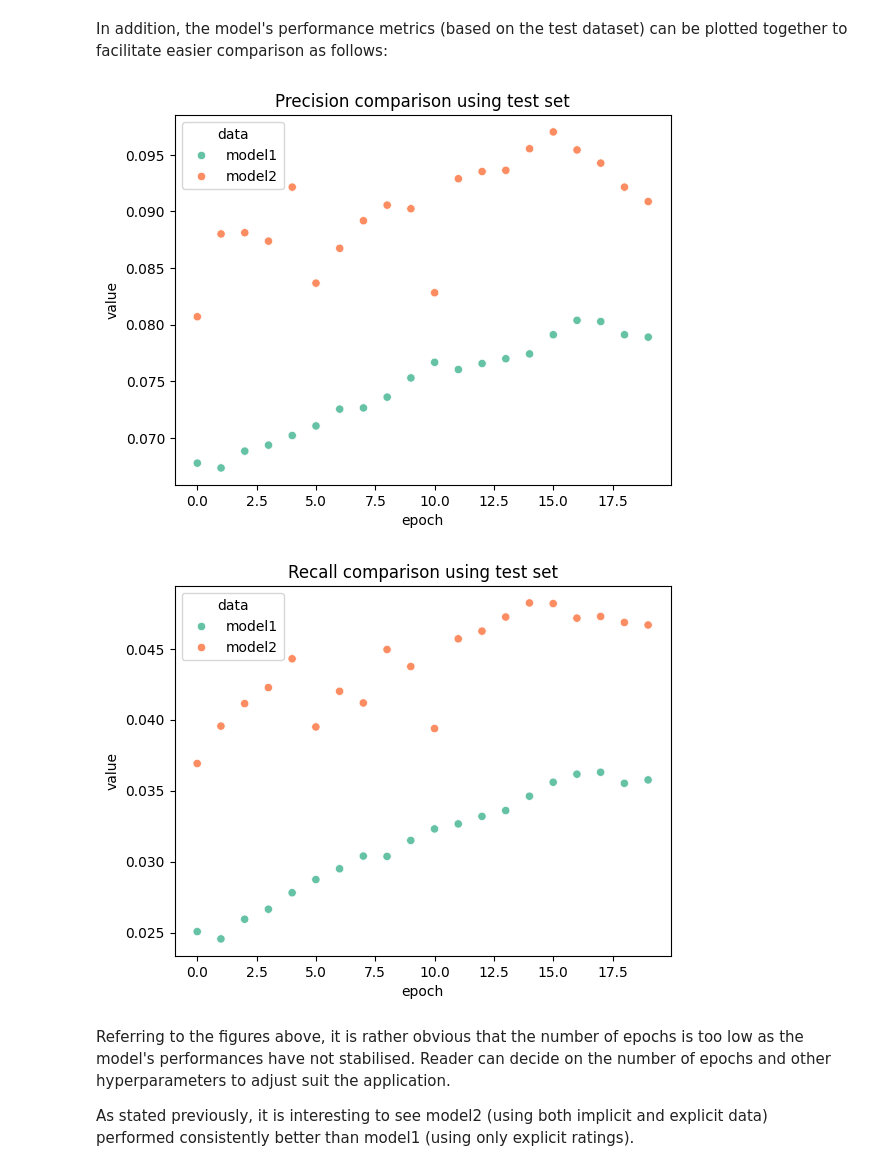
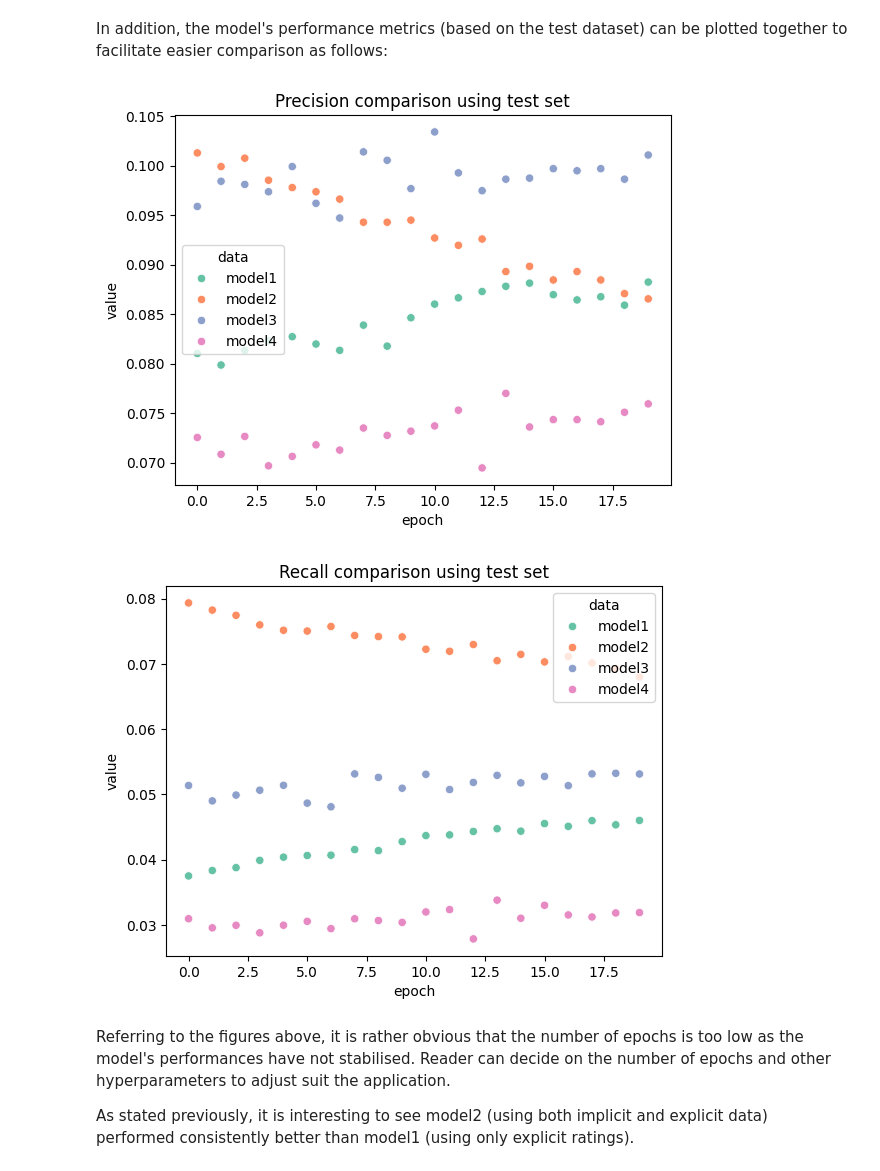
Before and after one commit to DimitriosParaskevopoulos/recommenders, a Jupyter notebook: examples/02_model_collaborative_filtering/lightfm_deep_dive.ipynb, the cells around one changed output. Drawn from its saved outputs; the diff is of its cells as text; code cells hidden in the pictures.

```diff
--- a/examples/02_model_collaborative_filtering/lightfm_deep_dive.ipynb
+++ b/examples/02_model_collaborative_filtering/lightfm_deep_dive.ipynb
@@ -693,3 +709,9 @@ model2.fit(interactions=train_interactions2,
            )
 # %% [output]
 <lightfm.lightfm.LightFM at 0x...>
+# %%
+model22.fit(interactions=train_interactions2,
+           user_features=user_features,
+           item_features=item_features,
+           epochs=NO_EPOCHS_2
+           )
@@ -732,0 +757,10 @@ Took 730.2 seconds for prepare and predict all data.
+# %%
+with Timer() as test_time:
+    all_predictions22 = prepare_all_predictions(data, uid_map, iid_map,
+                                              interactions=train_interactions2,
+                                               user_features=user_features,
+                                               item_features=item_features,
+                                               model=model22,
+                                               num_threads=NO_THREADS_2)
+
+print(f"Took {test_time.interval:.1f} seconds for prepare and predict all data.")
@@ -806,0 +889,7 @@ For example, when doing 'df[col].method(value, inplace=True)', try using 'df.met
+# %%
+output11, _ = track_model_metrics(model=model11,
+                                 train_interactions=train_interactions,
+                                 test_interactions=test_interactions,
+                                 k=K,
+                                 no_epochs=NO_EPOCHS_2,
+                                 no_threads=NO_THREADS_2)
@@ -825,0 +923,9 @@ For example, when doing 'df[col].method(value, inplace=True)', try using 'df.met
+# %%
+output22, _ = track_model_metrics(model=model22,
+                                 train_interactions=train_interactions2,
+                                 test_interactions=test_interactions2,
+                                 k=K,
+                                 no_epochs=NO_EPOCHS_2,
+                                 no_threads=NO_THREADS_2,
+                                 item_features=item_features,
+                                 user_features=user_features)
@@ -832,12 +946,12 @@ In addition, the model's performance metrics (based on the test dataset) can be
 # %%
 for i in ['Precision', 'Recall']:
     sns.set_palette("Set2")
     plt.figure()
     sns.scatterplot(x="epoch",
                     y="value",
                     hue='data',
-                    data=compare_metric(df_list = [output1, output2], metric=i)
+                    data=compare_metric(df_list = [output1, output11, output2, output22], metric=i)
                    ).set_title(f'{i} comparison using test set');
 # %% [output]
-[figure, old version]
+[figure, new version]
-[figure, old version]
+[figure, new version]
```
Also changed, not shown: parts of 20 cells of this notebook.
